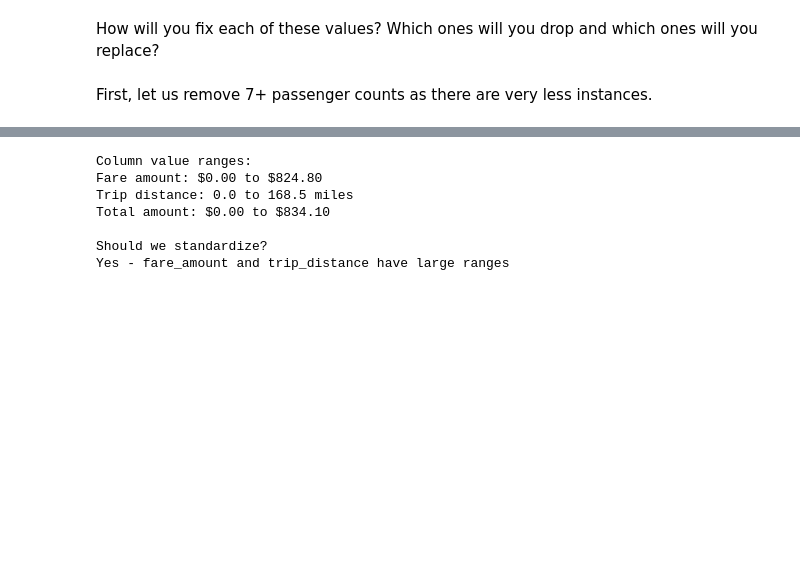
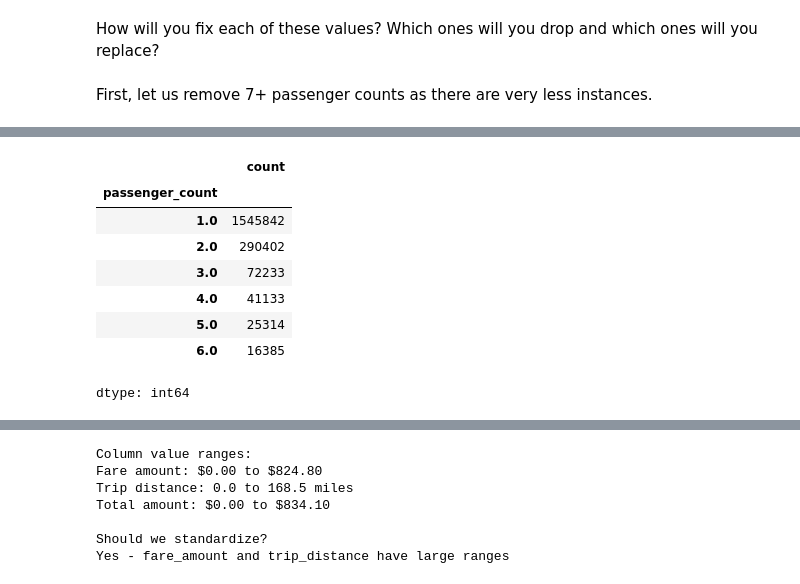
Before and after one commit to sundeepgarg/EDA_Optimising_NYC_Taxis_Sundeep, a Jupyter notebook: Sundeep_EDA_Assg_NYC_Taxi_Starter.ipynb, the cells around one changed output, grey strips where cells are left out. Drawn from its saved outputs; the diff is of its cells as text; code cells hidden in the pictures; blank space fills up the shorter version.

```diff
--- a/Sundeep_EDA_Assg_NYC_Taxi_Starter.ipynb
+++ b/Sundeep_EDA_Assg_NYC_Taxi_Starter.ipynb
@@ -919,3 +942,15 @@ Rows after removing >6 passengers: 1896222
+# %%
+df.passenger_count.value_counts()
+# %% [output]
+|  | count |
+| passenger_count |  |
+| 1.0 | 1545842 |
+| 2.0 | 290402 |
+| 3.0 | 72233 |
+| 4.0 | 41133 |
+| 5.0 | 25314 |
+| 6.0 | 16385 |
+dtype: int64
 # %%
 # Continue with outlier handling
 # Remove bad trips with high fare but no distance
```
Also changed, not shown: parts of 14 cells of this notebook.
